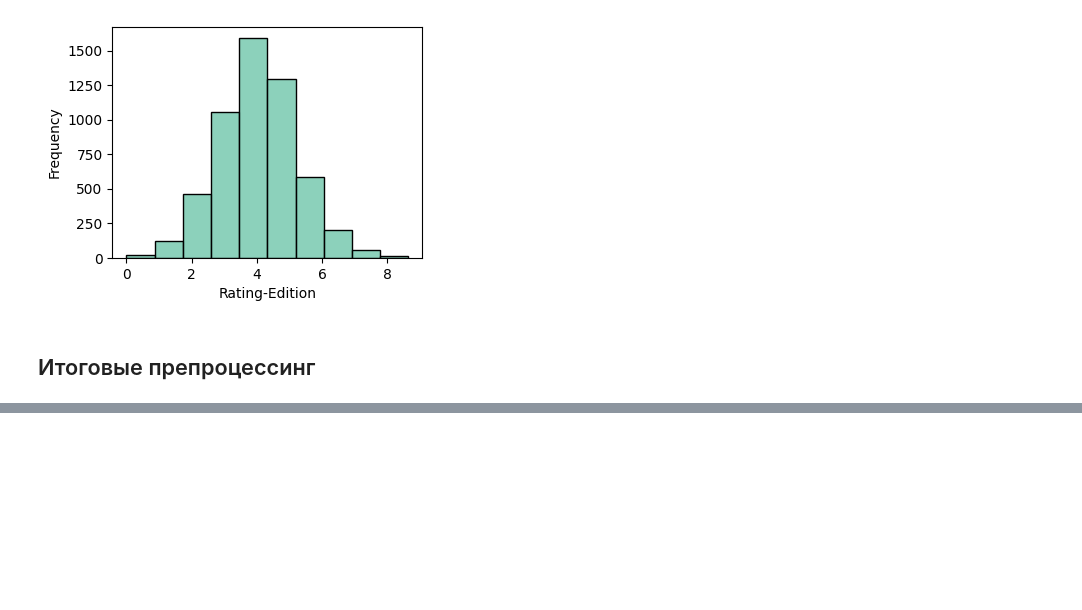
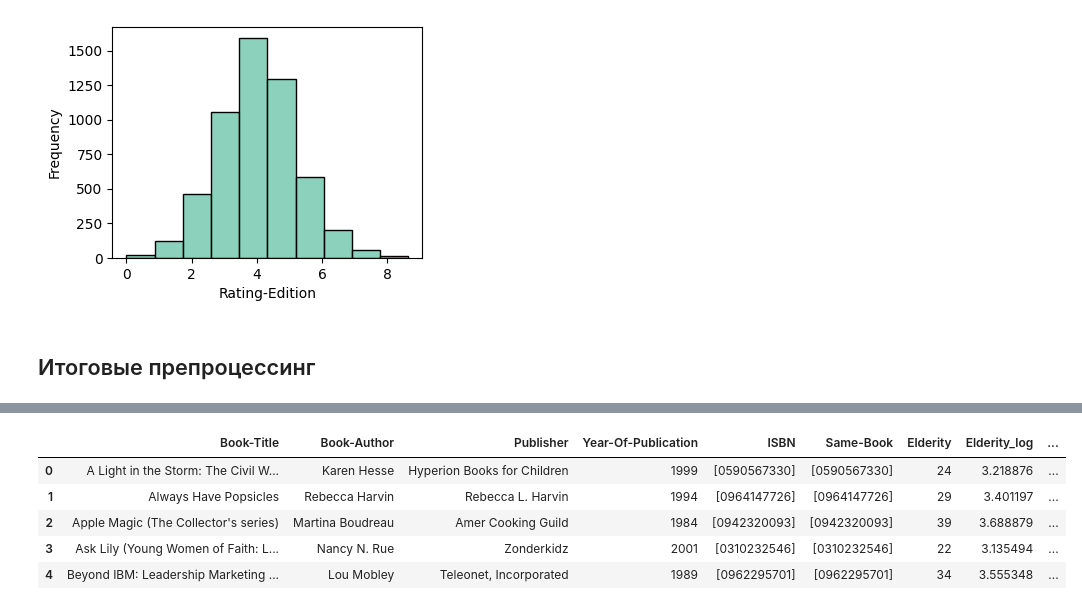
Before and after one commit to FortrainMas/BRS, a Jupyter notebook: notebooks/eda.ipynb, the cells around one changed output, grey strips where cells are left out. Drawn from its saved outputs; the diff is of its cells as text; code cells hidden in the pictures; blank space fills up the shorter version.

```diff
--- a/notebooks/eda.ipynb
+++ b/notebooks/eda.ipynb
@@ -590,0 +600,9 @@ data_ratings.to_csv(f"{config.root_dir}/data/clear/kaggle-books/ratings_preproce
+# %%
+data_books.head()
+# %% [output]
+|  | Book-Title | Book-Author | Publisher | Year-Of-Publication | ISBN | Same-Book | Elderity | Elderity_log | ... |
+| 0 | A Light in the Storm: The Civil W... | Karen Hesse | Hyperion Books for Children | 1999 | [0590567330] | [0590567330] | 24 | 3.218876 | ... |
+| 1 | Always Have Popsicles | Rebecca Harvin | Rebecca L. Harvin | 1994 | [0964147726] | [0964147726] | 29 | 3.401197 | ... |
+| 2 | Apple Magic (The Collector's series) | Martina Boudreau | Amer Cooking Guild | 1984 | [0942320093] | [0942320093] | 39 | 3.688879 | ... |
+| 3 | Ask Lily (Young Women of Faith: L... | Nancy N. Rue | Zonderkidz | 2001 | [0310232546] | [0310232546] | 22 | 3.135494 | ... |
+| 4 | Beyond IBM: Leadership Marketing ... | Lou Mobley | Teleonet, Incorporated | 1989 | [0962295701] | [0962295701] | 34 | 3.555348 | ... |
```
Also changed, not shown: parts of 4 cells of this notebook, 20 other files.
